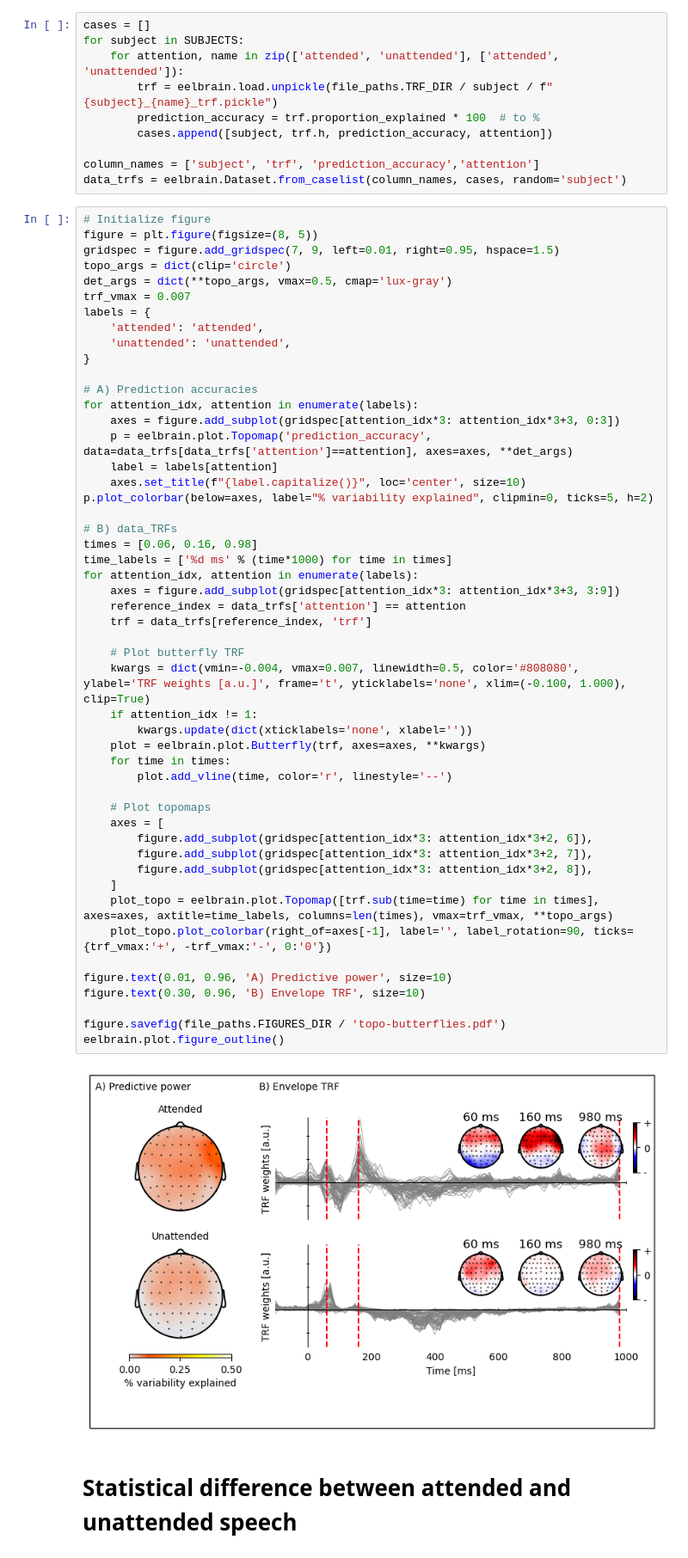
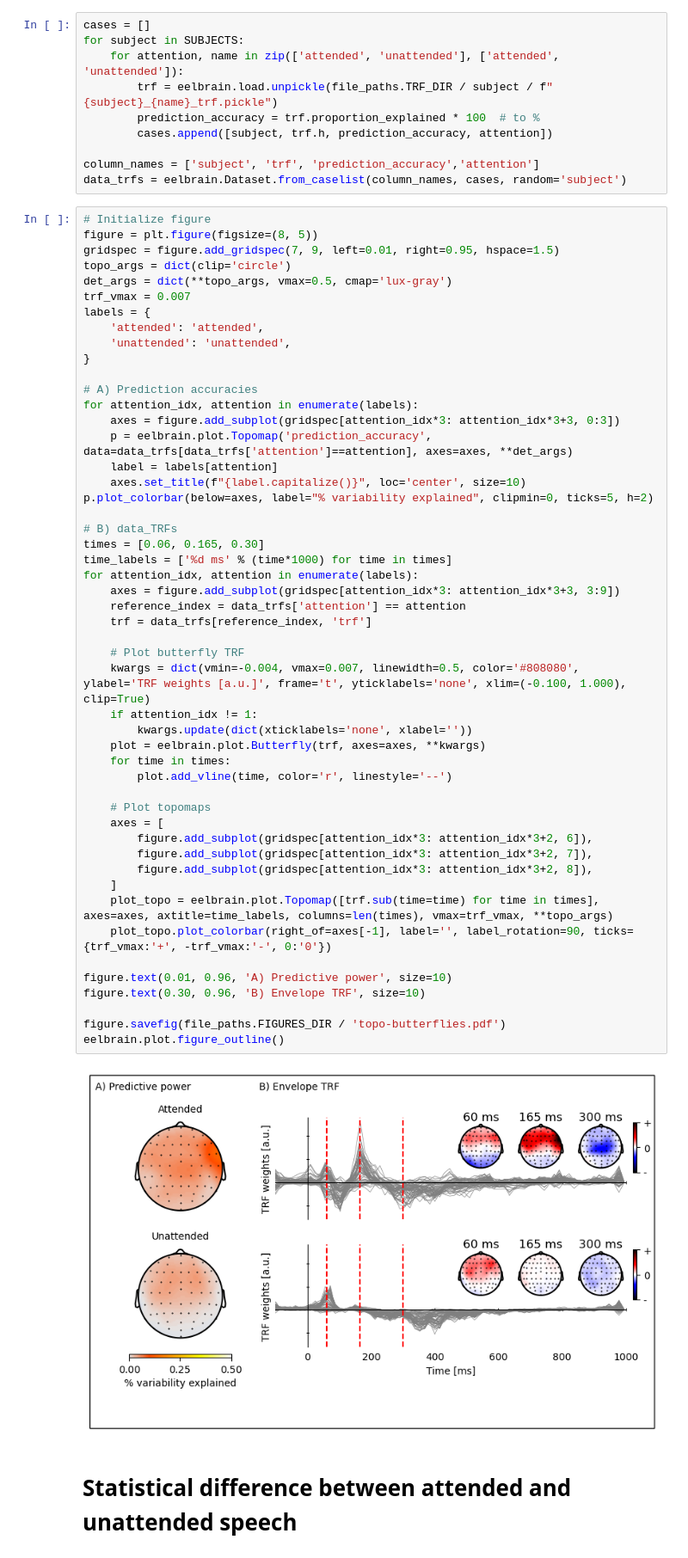
Before and after one commit to sylmester/fuglsang, a Jupyter notebook: figures/aad_topo_maps.ipynb, the cells around one changed output. Shown at 86% size. Cells and saved outputs as stored; diff of their text form.

Commit message:
minor fixes and updates to the figures

```diff
--- a/figures/aad_topo_maps.ipynb
+++ b/figures/aad_topo_maps.ipynb
@@ -140,37 +140,37 @@ for attention_idx, attention in enumerate(labels):
 p.plot_colorbar(below=axes, label="% variability explained", clipmin=0, ticks=5, h=2)
 
 # B) data_TRFs
-times = [0.06, 0.16, 0.98]
+times = [0.06, 0.165, 0.30]
 time_labels = ['%d ms' % (time*1000) for time in times]
 for attention_idx, attention in enumerate(labels):
     axes = figure.add_subplot(gridspec[attention_idx*3: attention_idx*3+3, 3:9])
     reference_index = data_trfs['attention'] == attention
     trf = data_trfs[reference_index, 'trf']
 
     # Plot butterfly TRF
     kwargs = dict(vmin=-0.004, vmax=0.007, linewidth=0.5, color='#808080', ylabel='TRF weights [a.u.]', frame='t', yticklabels='none', xlim=(-0.100, 1.000), clip=True)
     if attention_idx != 1:
         kwargs.update(dict(xticklabels='none', xlabel=''))
     plot = eelbrain.plot.Butterfly(trf, axes=axes, **kwargs)
     for time in times:
         plot.add_vline(time, color='r', linestyle='--')
 
     # Plot topomaps
     axes = [
         figure.add_subplot(gridspec[attention_idx*3: attention_idx*3+2, 6]),
         figure.add_subplot(gridspec[attention_idx*3: attention_idx*3+2, 7]),
         figure.add_subplot(gridspec[attention_idx*3: attention_idx*3+2, 8]),
     ]
     plot_topo = eelbrain.plot.Topomap([trf.sub(time=time) for time in times], axes=axes, axtitle=time_labels, columns=len(times), vmax=trf_vmax, **topo_args)
     plot_topo.plot_colorbar(right_of=axes[-1], label='', label_rotation=90, ticks={trf_vmax:'+', -trf_vmax:'-', 0:'0'})
 
 figure.text(0.01, 0.96, 'A) Predictive power', size=10)
 figure.text(0.30, 0.96, 'B) Envelope TRF', size=10)
 
 figure.savefig(file_paths.FIGURES_DIR / 'topo-butterflies.pdf')
 eelbrain.plot.figure_outline()
 # %% [output]
-[figure, old version]
+[figure, new version]
 # %% [markdown]
 # Statistical difference between attended and unattended speech
 # %%
```
Also changed, not shown: parts of 2 cells of this notebook, 4 other files.
